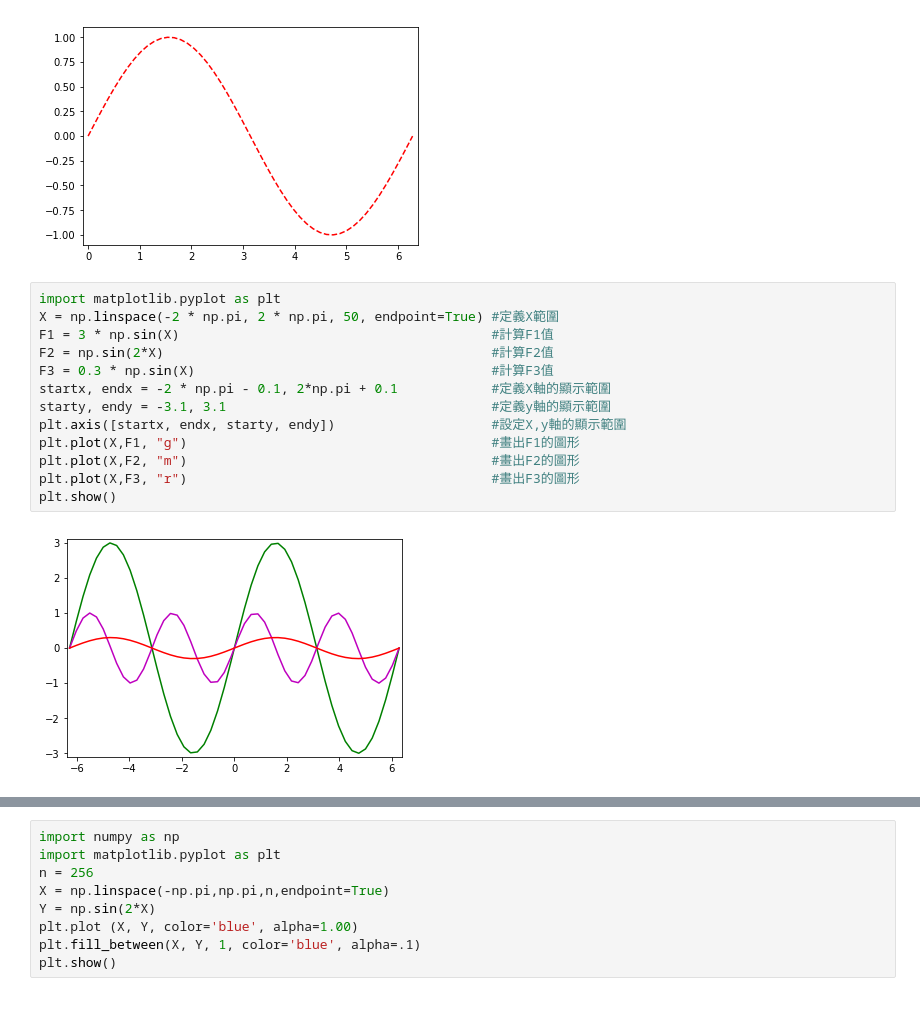
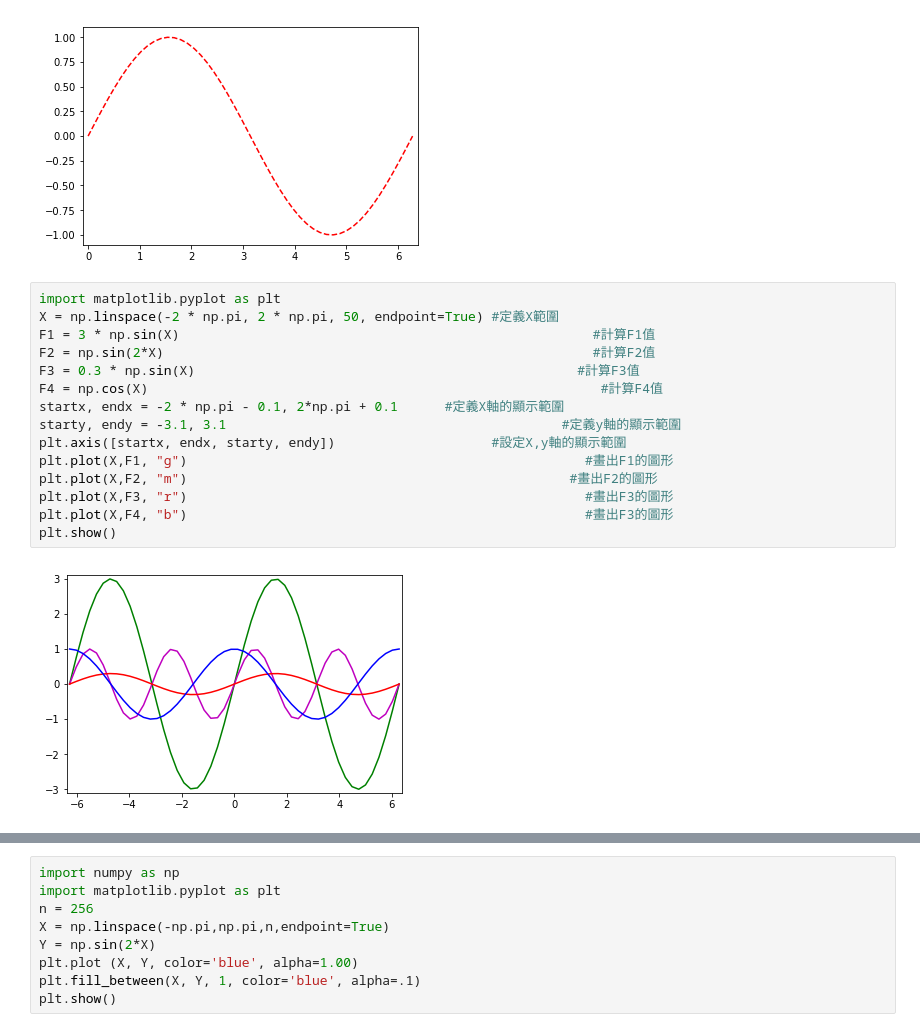
Before and after one commit to jc7qx/pylearning, a Jupyter notebook: matplotlib.ipynb, the cells around one changed output, grey strips where cells are left out. Cells and saved outputs as stored; diff of their text form.

```diff
--- a/matplotlib.ipynb
+++ b/matplotlib.ipynb
@@ -93,15 +201,17 @@ plt.show()
 # %%
 import matplotlib.pyplot as plt
 X = np.linspace(-2 * np.pi, 2 * np.pi, 50, endpoint=True) #定義X範圍
-F1 = 3 * np.sin(X)                                        #計算F1值
-F2 = np.sin(2*X)                                          #計算F2值
-F3 = 0.3 * np.sin(X)                                      #計算F3值
-startx, endx = -2 * np.pi - 0.1, 2*np.pi + 0.1            #定義X軸的顯示範圍
-starty, endy = -3.1, 3.1                                  #定義y軸的顯示範圍
+F1 = 3 * np.sin(X)                                                     #計算F1值
+F2 = np.sin(2*X)                                                       #計算F2值
+F3 = 0.3 * np.sin(X)                                                 #計算F3值
+F4 = np.cos(X)                                                          #計算F4值
+startx, endx = -2 * np.pi - 0.1, 2*np.pi + 0.1      #定義X軸的顯示範圍
+starty, endy = -3.1, 3.1                                           #定義y軸的顯示範圍
 plt.axis([startx, endx, starty, endy])                    #設定X,y軸的顯示範圍
-plt.plot(X,F1, "g")                                       #畫出F1的圖形
-plt.plot(X,F2, "m")                                       #畫出F2的圖形
-plt.plot(X,F3, "r")                                       #畫出F3的圖形
+plt.plot(X,F1, "g")                                                   #畫出F1的圖形
+plt.plot(X,F2, "m")                                                 #畫出F2的圖形
+plt.plot(X,F3, "r")                                                   #畫出F3的圖形
+plt.plot(X,F4, "b")                                                   #畫出F3的圖形
 plt.show()
 # %% [output]
-[figure, old version]
+[figure, new version]
```
Also changed, not shown: parts of 37 cells of this notebook, 3 other files.
